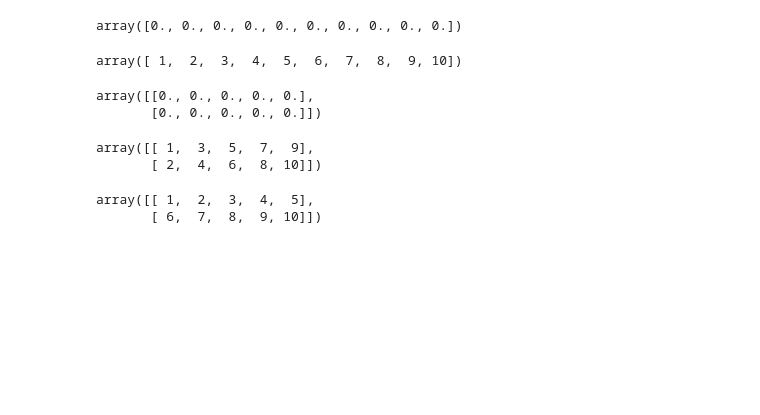
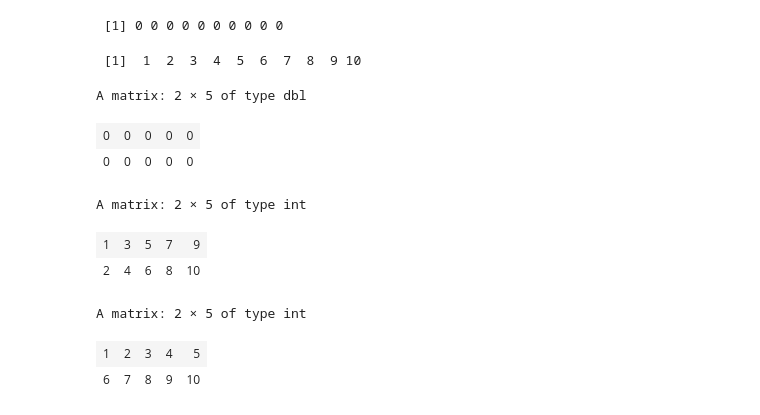
Before and after one commit to GiorgosLyberis/mcda, a Jupyter notebook: Methods For Statistical Data Analysis/Lab_1/Lab_1.ipynb, the cells around one changed output. Cells and saved outputs as stored; diff of their text form; code cells hidden in the pictures; blank space fills up the shorter version.

```diff
--- a/Methods For Statistical Data Analysis/Lab_1/Lab_1.ipynb
+++ b/Methods For Statistical Data Analysis/Lab_1/Lab_1.ipynb
@@ -94,21 +88,26 @@ array([[25, 35, 35, 35, 45, 40],
-# %%
-x = np.zeros((10,))
-x
-x = np.arange(1, 11)
-x
-x = np.zeros((2, 5))
-x
-x = np.arange(1, 11, ).reshape((2, 5), order='F') #  1,2,...,10 topo8etnmeva kata stnles
-x
-x = np.arange(1, 11, ).reshape((2, 5), order='C') #   1,2,...,10 topo8etnmeva kata grammes
-x
-# %% [output]
-array([0., 0., 0., 0., 0., 0., 0., 0., 0., 0.])
-array([ 1,  2,  3,  4,  5,  6,  7,  8,  9, 10])
-array([[0., 0., 0., 0., 0.],
-       [0., 0., 0., 0., 0.]])
-array([[ 1,  3,  5,  7,  9],
-       [ 2,  4,  6,  8, 10]])
-array([[ 1,  2,  3,  4,  5],
-       [ 6,  7,  8,  9, 10]])
+# %%
+x<-c(rep(0,10))		# stnln me 10 mndevika
+x
+x<-c(1:10)			# stnln me tous api8mous 1,2,3,...,10
+x
+				#   mndevikos pivakas me 2 grammes kai 5 stnles
+x<-matrix(c(rep(0,10)),nrow=2,ncol=5)
+x
+x<-matrix(c(1:10),nrow=2,ncol=5) #  1,2,...,10 topo8etnmeva kata stnles
+x
+				#   1,2,...,10 topo8etnmeva kata grammes
+x<-matrix(c(1:10),nrow=2,ncol=5,byrow=T)
+x
+# %% [output]
+ [1] 0 0 0 0 0 0 0 0 0 0
+ [1]  1  2  3  4  5  6  7  8  9 10
+A matrix: 2 × 5 of type dbl
+| 0 | 0 | 0 | 0 | 0 |
+| 0 | 0 | 0 | 0 | 0 |
+A matrix: 2 × 5 of type int
+| 1 | 3 | 5 | 7 | 9 |
+| 2 | 4 | 6 | 8 | 10 |
+A matrix: 2 × 5 of type int
+| 1 | 2 | 3 | 4 | 5 |
+| 6 | 7 | 8 | 9 | 10 |
 # %%
```
Also changed, not shown: parts of 15 cells of this notebook.
